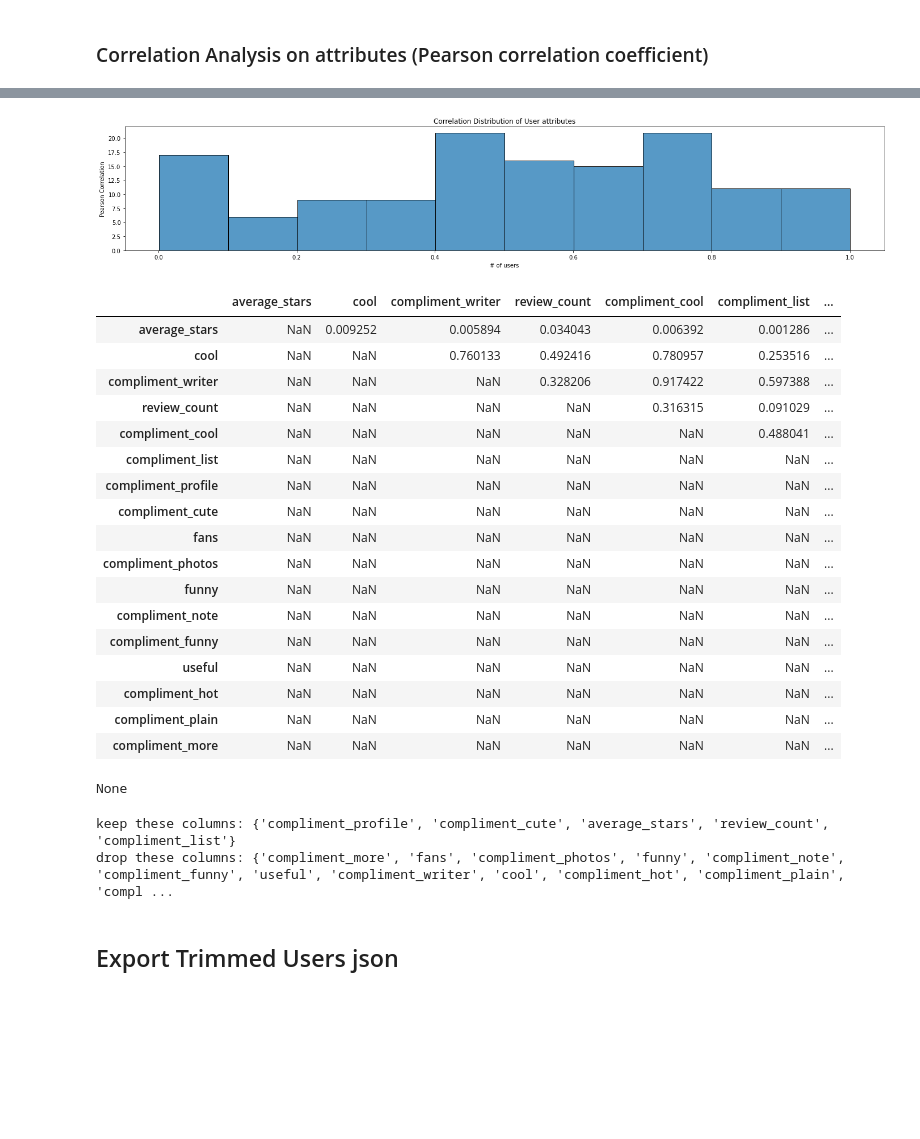
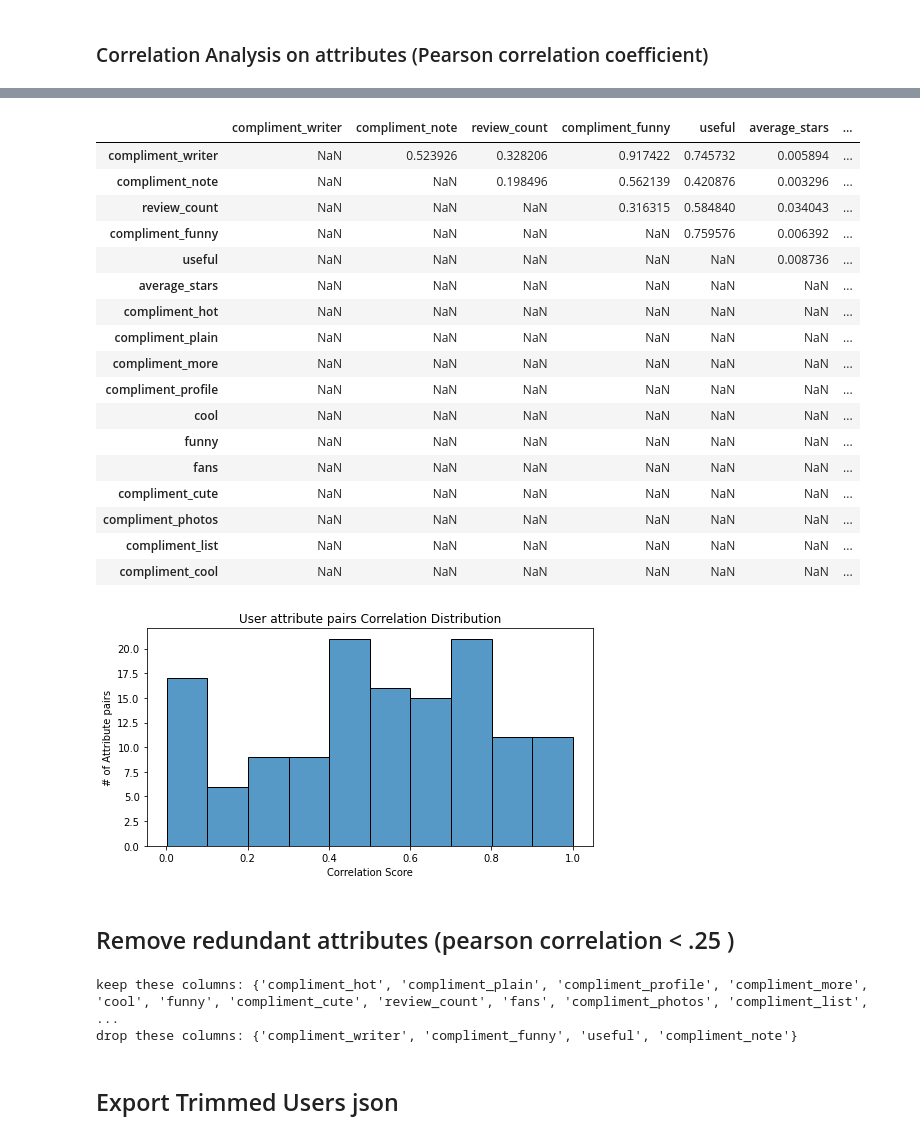
Before and after one commit to danieljbae/CS-4502-Project, a Jupyter notebook: Preprocessing/Data Reduction/DataReduction_Users.ipynb, the cells around one changed output, grey strips where cells are left out. Drawn from its saved outputs; the diff is of its cells as text; code cells hidden in the pictures; blank space fills up the shorter version.

Commit message:
cleaned up outputs and code in users script, and added milestone 3

```diff
--- a/Preprocessing/Data Reduction/DataReduction_Users.ipynb
+++ b/Preprocessing/Data Reduction/DataReduction_Users.ipynb
@@ -113,52 +103,50 @@ display(plt.show())
 None
 # %%
-# source: https://stackoverflow.com/questions/41128456/pandas-filter-across-all-columns
-
-
-# Remove duplicate attribute pairs in symmetric matrix
+# Remove duplicate attribute pairs in symmetric matrix    source: https://stackoverflow.com/questions/41128456/pandas-filter-across-all-columns
 corr_triu = corr.where(~np.tril(np.ones(corr.shape)).astype(bool))
 corr_triu_stacked = corr_triu.stack()
 
 
-fig, (ax1) = plt.subplots(1,1,figsize=(24,4))
+fig, (ax1) = plt.subplots(1,1,figsize=(8,4))
 sns.histplot(corr_triu_stacked, bins=10, ax=ax1)
-ax1.set(title=f'Correlation Distribution of User attributes', xlabel='# of users', ylabel='Pearson Correlation')
-display(corr_triu,plt.show())
+ax1.set(title=f'User attribute pairs Correlation Distribution', xlabel='Correlation Score', ylabel='# of Attribute pairs')
+display(corr_triu)
+plt.show()
 # %% [output]
+|  | compliment_writer | compliment_note | review_count | compliment_funny | useful | average_stars | ... |
+| compliment_writer | NaN | 0.523926 | 0.328206 | 0.917422 | 0.745732 | 0.005894 | ... |
+| compliment_note | NaN | NaN | 0.198496 | 0.562139 | 0.420876 | 0.003296 | ... |
+| review_count | NaN | NaN | NaN | 0.316315 | 0.584840 | 0.034043 | ... |
+| compliment_funny | NaN | NaN | NaN | NaN | 0.759576 | 0.006392 | ... |
+| useful | NaN | NaN | NaN | NaN | NaN | 0.008736 | ... |
+| average_stars | NaN | NaN | NaN | NaN | NaN | NaN | ... |
+| compliment_hot | NaN | NaN | NaN | NaN | NaN | NaN | ... |
+| compliment_plain | NaN | NaN | NaN | NaN | NaN | NaN | ... |
+| compliment_more | NaN | NaN | NaN | NaN | NaN | NaN | ... |
+| compliment_profile | NaN | NaN | NaN | NaN | NaN | NaN | ... |
+| cool | NaN | NaN | NaN | NaN | NaN | NaN | ... |
+| funny | NaN | NaN | NaN | NaN | NaN | NaN | ... |
+| fans | NaN | NaN | NaN | NaN | NaN | NaN | ... |
+| compliment_cute | NaN | NaN | NaN | NaN | NaN | NaN | ... |
+| compliment_photos | NaN | NaN | NaN | NaN | NaN | NaN | ... |
+| compliment_list | NaN | NaN | NaN | NaN | NaN | NaN | ... |
+| compliment_cool | NaN | NaN | NaN | NaN | NaN | NaN | ... |
-[figure, old version]
+[figure, new version]
-|  | average_stars | cool | compliment_writer | review_count | compliment_cool | compliment_list | ... |
-| average_stars | NaN | 0.009252 | 0.005894 | 0.034043 | 0.006392 | 0.001286 | ... |
-| cool | NaN | NaN | 0.760133 | 0.492416 | 0.780957 | 0.253516 | ... |
-| compliment_writer | NaN | NaN | NaN | 0.328206 | 0.917422 | 0.597388 | ... |
-| review_count | NaN | NaN | NaN | NaN | 0.316315 | 0.091029 | ... |
-| compliment_cool | NaN | NaN | NaN | NaN | NaN | 0.488041 | ... |
-| compliment_list | NaN | NaN | NaN | NaN | NaN | NaN | ... |
-| compliment_profile | NaN | NaN | NaN | NaN | NaN | NaN | ... |
-| compliment_cute | NaN | NaN | NaN | NaN | NaN | NaN | ... |
-| fans | NaN | NaN | NaN | NaN | NaN | NaN | ... |
-| compliment_photos | NaN | NaN | NaN | NaN | NaN | NaN | ... |
-| funny | NaN | NaN | NaN | NaN | NaN | NaN | ... |
-| compliment_note | NaN | NaN | NaN | NaN | NaN | NaN | ... |
-| compliment_funny | NaN | NaN | NaN | NaN | NaN | NaN | ... |
-| useful | NaN | NaN | NaN | NaN | NaN | NaN | ... |
-| compliment_hot | NaN | NaN | NaN | NaN | NaN | NaN | ... |
-| compliment_plain | NaN | NaN | NaN | NaN | NaN | NaN | ... |
-| compliment_more | NaN | NaN | NaN | NaN | NaN | NaN | ... |
-None
+# %% [markdown]
+## Remove redundant attributes (pearson correlation < .25 )
 # %%
-# Remove redundant pairs denoted by high correlation (pearson score < .20 )
-keepPairs = {key:val for key,val in corr_triu_stacked.items() if (val < .25)}
+keepPairs = {key:val for key,val in corr_triu_stacked.items() if (val < .20)}
 
 keepCols = set()
 for pair,val in keepPairs.items():
-    keepCols.add(pair[0])
+    keepCols.add(pair[1])
 dropUserAtrributes = pottentialCols - keepCols
 
 print(f"keep these columns: {keepCols}")
 print(f"drop these columns: {dropUserAtrributes}")
 # %% [output]
-keep these columns: {'compliment_profile', 'compliment_cute', 'average_stars', 'review_count', 'compliment_list'}
-drop these columns: {'compliment_more', 'fans', 'compliment_photos', 'funny', 'compliment_note', 'compliment_funny', 'useful', 'compliment_writer', 'cool', 'compliment_hot', 'compliment_plain', 'compl ...
+keep these columns: {'compliment_hot', 'compliment_plain', 'compliment_profile', 'compliment_more', 'cool', 'funny', 'compliment_cute', 'review_count', 'fans', 'compliment_photos', 'compliment_list',  ...
+drop these columns: {'compliment_writer', 'compliment_funny', 'useful', 'compliment_note'}
 # %% [markdown]
 ## Export Trimmed Users json
 # %%
```
Also changed, not shown: parts of 15 cells of this notebook, 2 other files.
